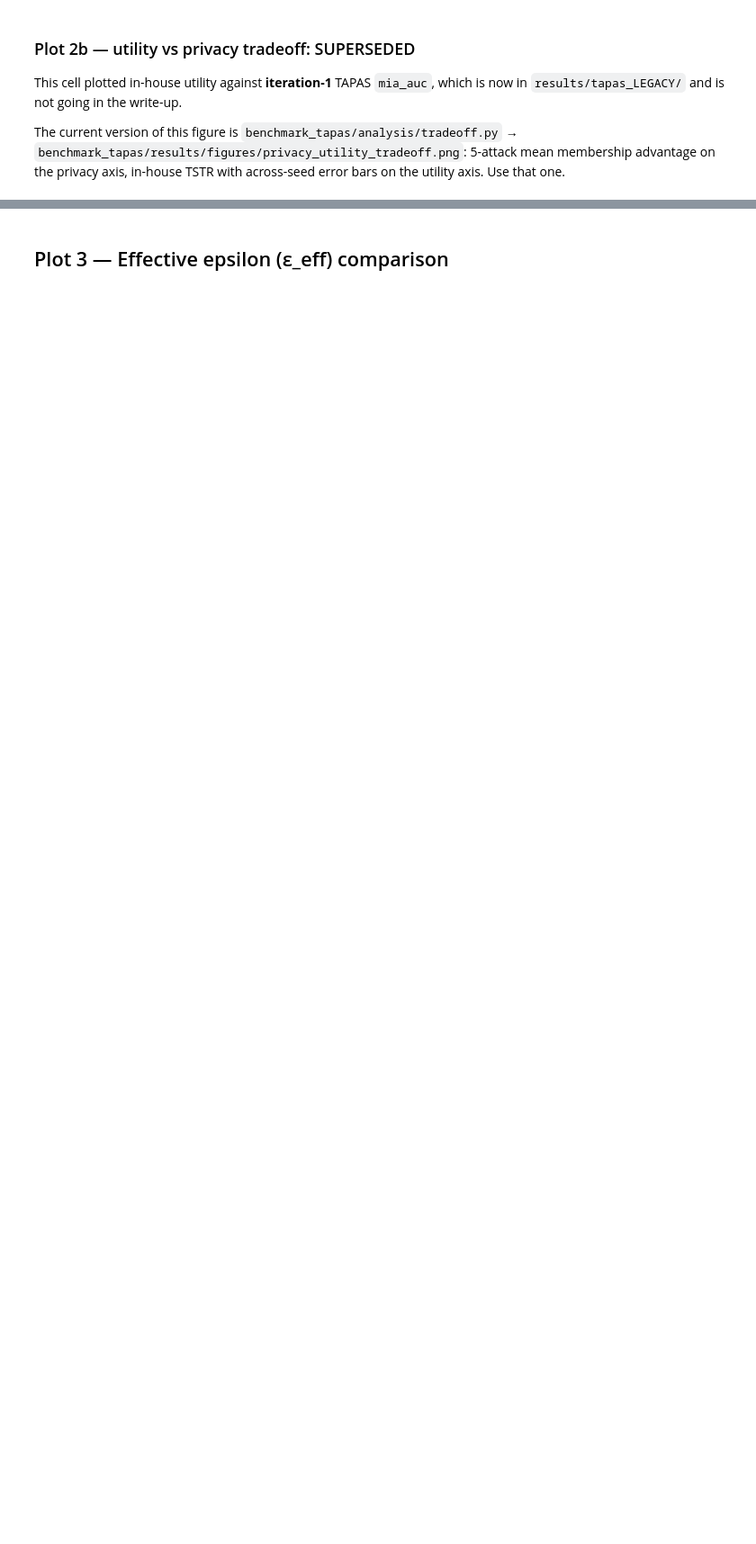
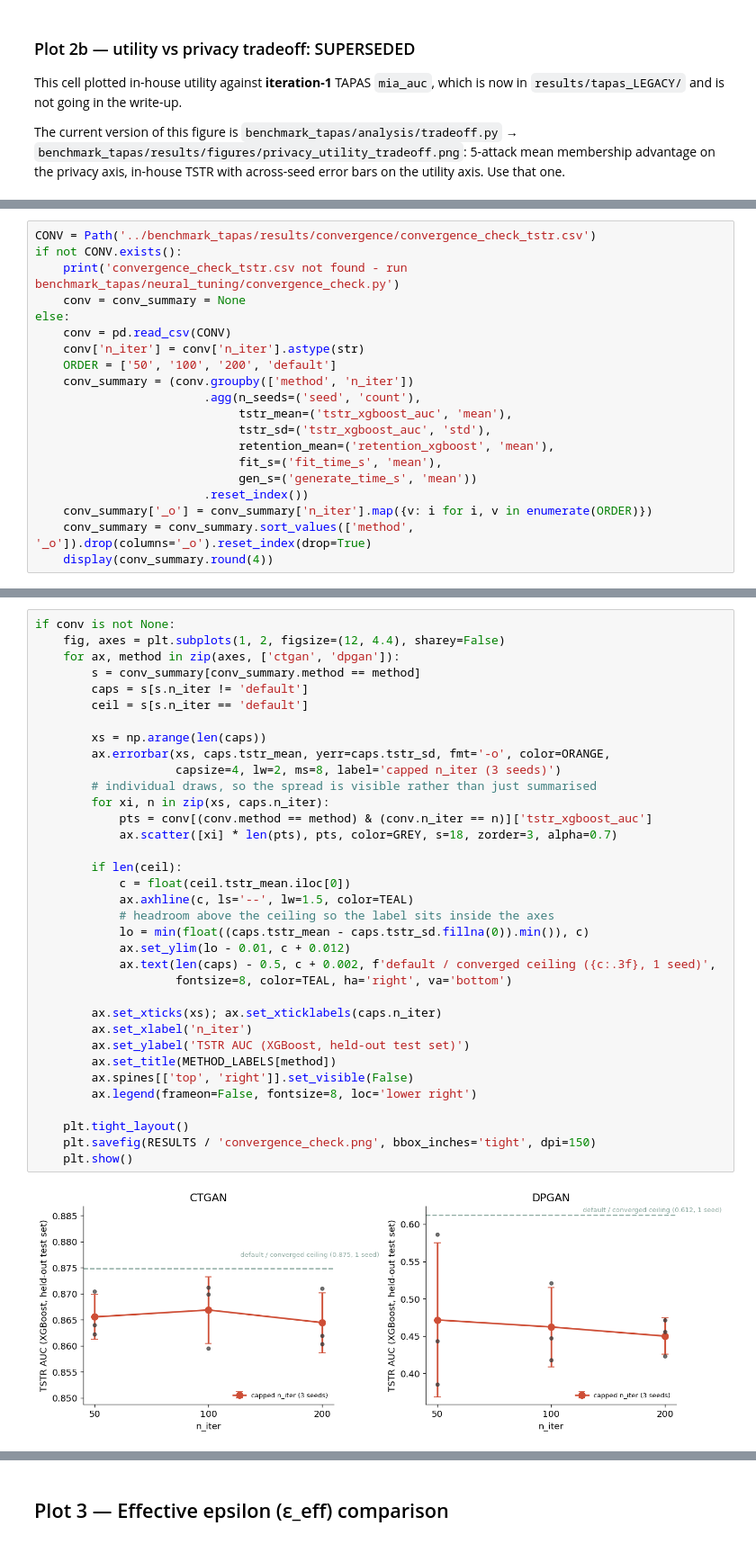
Before and after one commit to oliviapeng26/priv-sdg, a Jupyter notebook: evaluation/analysis.ipynb, the cells around one changed output, grey strips where cells are left out. Shown at 90% size. Saved outputs shown, nothing was run; the diff lists cells and outputs as text; blank space fills up the shorter version.

```diff
--- a/evaluation/analysis.ipynb
+++ b/evaluation/analysis.ipynb
@@ -290,0 +300,20 @@ across-seed error bars on the utility axis. Use that one.
+# %%
+CONV = Path('../benchmark_tapas/results/convergence/convergence_check_tstr.csv')
+if not CONV.exists():
+    print('convergence_check_tstr.csv not found - run benchmark_tapas/neural_tuning/convergence_check.py')
+    conv = conv_summary = None
+else:
+    conv = pd.read_csv(CONV)
+    conv['n_iter'] = conv['n_iter'].astype(str)
+    ORDER = ['50', '100', '200', 'default']
+    conv_summary = (conv.groupby(['method', 'n_iter'])
+                        .agg(n_seeds=('seed', 'count'),
+                             tstr_mean=('tstr_xgboost_auc', 'mean'),
+                             tstr_sd=('tstr_xgboost_auc', 'std'),
+                             retention_mean=('retention_xgboost', 'mean'),
+                             fit_s=('fit_time_s', 'mean'),
+                             gen_s=('generate_time_s', 'mean'))
+                        .reset_index())
+    conv_summary['_o'] = conv_summary['n_iter'].map({v: i for i, v in enumerate(ORDER)})
+    conv_summary = conv_summary.sort_values(['method', '_o']).drop(columns='_o').reset_index(drop=True)
+    display(conv_summary.round(4))
@@ -290,0 +330,37 @@ across-seed error bars on the utility axis. Use that one.
+# %%
+if conv is not None:
+    fig, axes = plt.subplots(1, 2, figsize=(12, 4.4), sharey=False)
+    for ax, method in zip(axes, ['ctgan', 'dpgan']):
+        s = conv_summary[conv_summary.method == method]
+        caps = s[s.n_iter != 'default']
+        ceil = s[s.n_iter == 'default']
+
+        xs = np.arange(len(caps))
+        ax.errorbar(xs, caps.tstr_mean, yerr=caps.tstr_sd, fmt='-o', color=ORANGE,
+                    capsize=4, lw=2, ms=8, label='capped n_iter (3 seeds)')
+        # individual draws, so the spread is visible rather than just summarised
+        for xi, n in zip(xs, caps.n_iter):
+            pts = conv[(conv.method == method) & (conv.n_iter == n)]['tstr_xgboost_auc']
+            ax.scatter([xi] * len(pts), pts, color=GREY, s=18, zorder=3, alpha=0.7)
+
+        if len(ceil):
+            c = float(ceil.tstr_mean.iloc[0])
+            ax.axhline(c, ls='--', lw=1.5, color=TEAL)
+            # headroom above the ceiling so the label sits inside the axes
+            lo = min(float((caps.tstr_mean - caps.tstr_sd.fillna(0)).min()), c)
+            ax.set_ylim(lo - 0.01, c + 0.012)
+            ax.text(len(caps) - 0.5, c + 0.002, f'default / converged ceiling ({c:.3f}, 1 seed)',
+                    fontsize=8, color=TEAL, ha='right', va='bottom')
+
+        ax.set_xticks(xs); ax.set_xticklabels(caps.n_iter)
+        ax.set_xlabel('n_iter')
+        ax.set_ylabel('TSTR AUC (XGBoost, held-out test set)')
+        ax.set_title(METHOD_LABELS[method])
+        ax.spines[['top', 'right']].set_visible(False)
+        ax.legend(frameon=False, fontsize=8, loc='lower right')
+
+    plt.tight_layout()
+    plt.savefig(RESULTS / 'convergence_check.png', bbox_inches='tight', dpi=150)
+    plt.show()
+# %% [output]
+[figure, added]
```
Also changed, not shown: parts of 24 cells of this notebook.
